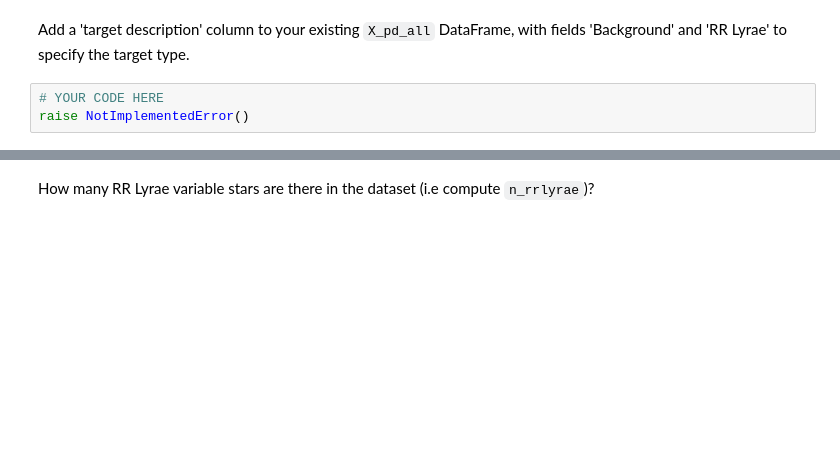
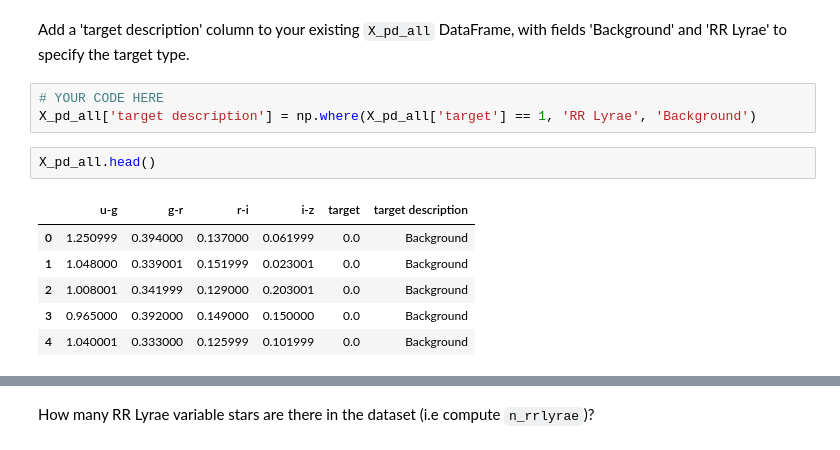
Before and after one commit to nishalad95/Machine_Learning_Big_Data, a Jupyter notebook: spce0038_coursework_NishaLad.ipynb, the cells around one changed output, grey strips where cells are left out. Drawn from its saved outputs; the diff is of its cells as text; blank space fills up the shorter version.

```diff
--- a/spce0038_coursework_NishaLad.ipynb
+++ b/spce0038_coursework_NishaLad.ipynb
@@ -483,8 +508,17 @@ X_pd_all.head()
 # %% [markdown]
 Add a 'target description' column to your existing `X_pd_all` DataFrame, with fields 'Background' and 'RR Lyrae' to specify the target type.
-# %%
-# YOUR CODE HERE
-raise NotImplementedError()
+# %%
+# YOUR CODE HERE
+X_pd_all['target description'] = np.where(X_pd_all['target'] == 1, 'RR Lyrae', 'Background')
+# %%
+X_pd_all.head()
+# %% [output]
+|  | u-g | g-r | r-i | i-z | target | target description |
+| 0 | 1.250999 | 0.394000 | 0.137000 | 0.061999 | 0.0 | Background |
+| 1 | 1.048000 | 0.339001 | 0.151999 | 0.023001 | 0.0 | Background |
+| 2 | 1.008001 | 0.341999 | 0.129000 | 0.203001 | 0.0 | Background |
+| 3 | 0.965000 | 0.392000 | 0.149000 | 0.150000 | 0.0 | Background |
+| 4 | 1.040001 | 0.333000 | 0.125999 | 0.101999 | 0.0 | Background |
 # %%
 X_pd_all.head()
 X_pd_all.tail()
```
Also changed, not shown: parts of 14 cells of this notebook.
